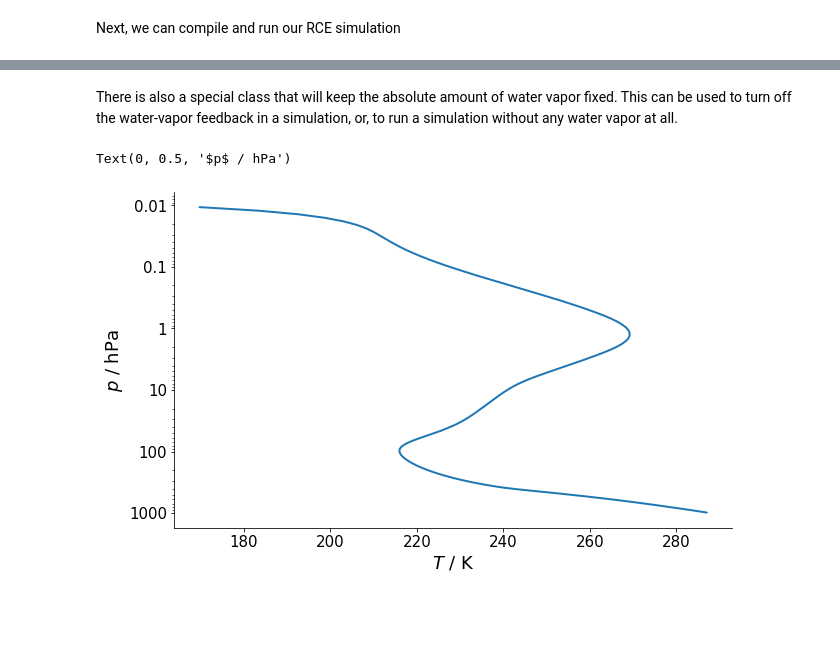
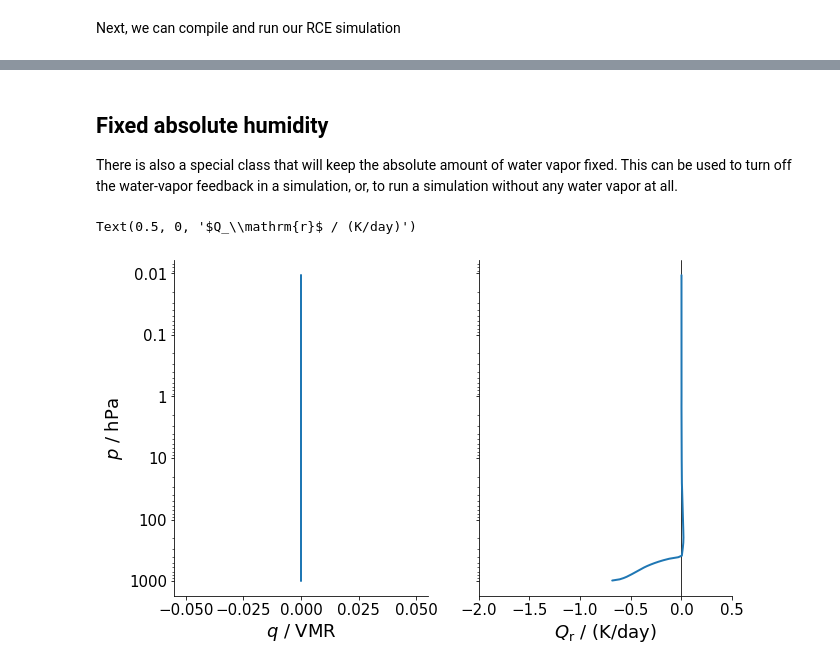
Before and after one commit to atmtools/konrad, a Jupyter notebook: _sources/humidity.ipynb, the cells around one changed output, grey strips where cells are left out. Saved outputs shown, nothing was run; the diff lists cells and outputs as text; code cells hidden in the pictures; blank space fills up the shorter version.

```diff
--- a/_sources/humidity.ipynb
+++ b/_sources/humidity.ipynb
@@ -45,25 +52,32 @@ Text(0, 0.5, '$p$ / hPa')
 # %% [markdown]
+## Fixed absolute humidity
+
 There is also a special class that will keep the absolute amount of water vapor fixed. This can be used to turn off the water-vapor feedback in a simulation, or, to run a simulation without any water vapor at all.
 # %%
 plev, phlev = konrad.utils.get_pressure_grids(1000e2, 1, 128)
 atmosphere = konrad.atmosphere.Atmosphere(phlev)
 
 atmosphere["H2O"][:] = 0.0  # Remove all water-vapor from the atmospheric column
 humidity_model = konrad.humidity.FixedVMR()  # Preserve the absolute humidity
 
 rce = konrad.RCE(
     atmosphere,
     surface=konrad.surface.FixedTemperature(288.),  # Run with a fixed surface temperature.
     humidity=humidity_model,  # Here, we pass the humidity component that we just created
     timestep='12h',  # Set timestep in model time.
     max_duration='100d',  # Set maximum runtime.
 )
 rce.run()  # Start the simulation.
 
-fig, ax = plt.subplots()
-plots.profile_p_log(atmosphere['plev'], atmosphere['T'][-1, :])
-ax.set_xlabel(r"$T$ / K")
-ax.set_ylabel("$p$ / hPa")
+fig, (ax0, ax1) = plt.subplots(ncols=2, sharey=True)
+plots.profile_p_log(atmosphere['plev'], atmosphere['H2O'][-1, :], ax=ax0)
+ax0.set_xlabel(r"$q$ / VMR")
+ax0.set_ylabel("$p$ / hPa")
+
+ax1.axvline(0, color="k", linewidth=0.8)
+plots.profile_p_log(atmosphere['plev'], rce.radiation["net_htngrt"][-1, :], ax=ax1)
+ax1.set_xlim(-2, 0.5)
+ax1.set_xlabel(r"$Q_\mathrm{r}$ / (K/day)")
 # %% [output]
-Text(0, 0.5, '$p$ / hPa')
+Text(0.5, 0, '$Q_\\mathrm{r}$ / (K/day)')
-[figure, old version]
+[figure, new version]
```
Also changed, not shown: parts of 5 cells of this notebook, 42 other files.
